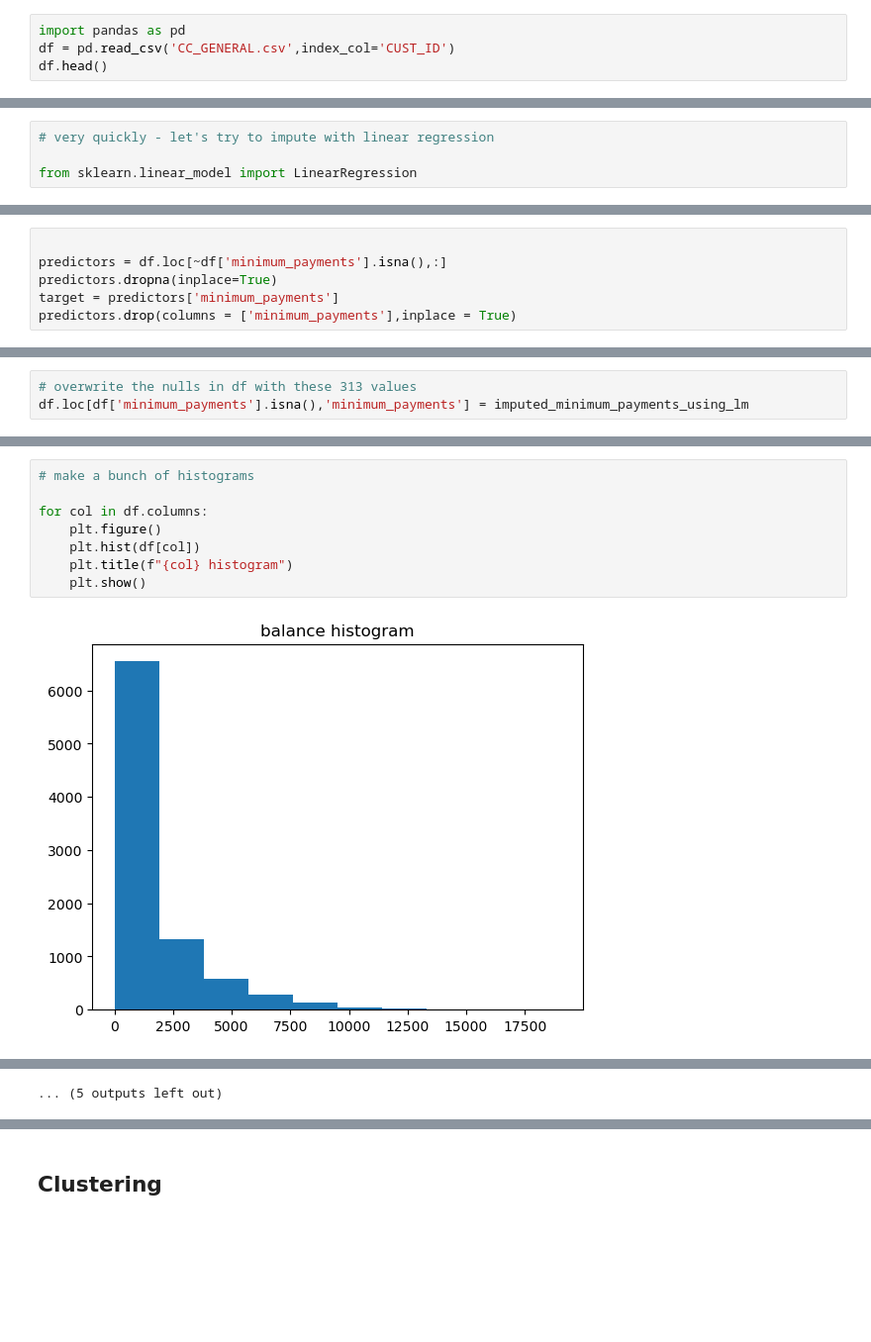
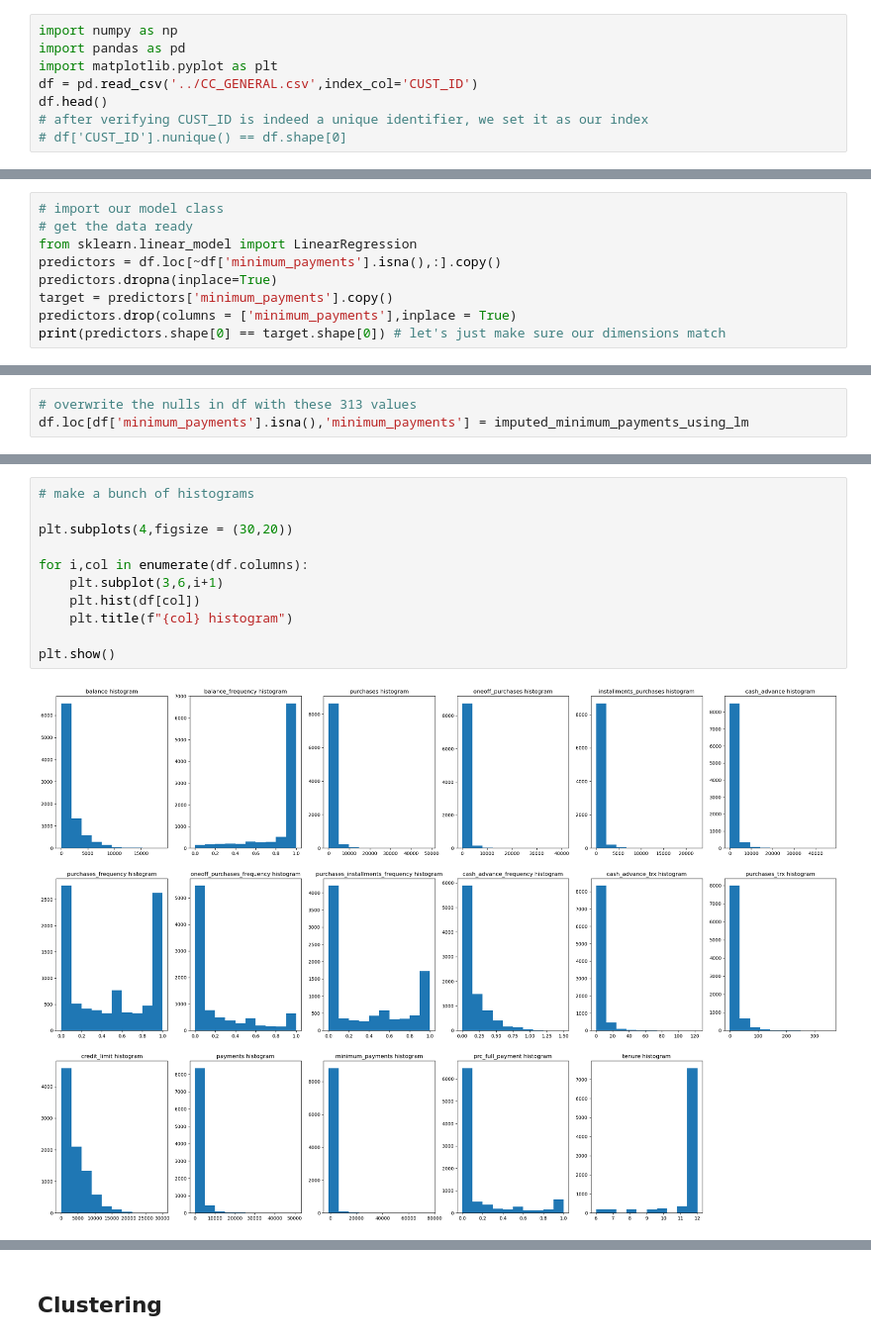
Before and after one commit to project-palooza/unsupervised, a Jupyter notebook: notebooks/cc_general.ipynb, the cells around one changed output, grey strips where cells are left out. Shown at 99% size. Drawn from its saved outputs; the diff is of its cells as text; blank space fills up the shorter version.

```diff
--- a/notebooks/cc_general.ipynb
+++ b/notebooks/cc_general.ipynb
@@ -9,7 +1,11 @@ ValueError: not enough values to unpack (expected 3, got 2)
 # %%
+import numpy as np
 import pandas as pd
-df = pd.read_csv('CC_GENERAL.csv',index_col='CUST_ID')
+import matplotlib.pyplot as plt
+df = pd.read_csv('../CC_GENERAL.csv',index_col='CUST_ID')
 df.head()
+# after verifying CUST_ID is indeed a unique identifier, we set it as our index
+# df['CUST_ID'].nunique() == df.shape[0]
 # %% [output]
 |  | BALANCE | BALANCE_FREQUENCY | PURCHASES | ONEOFF_PURCHASES | INSTALLMENTS_PURCHASES | CASH_ADVANCE | ... |
 | CUST_ID |  |  |  |  |  |  | ... |
@@ -170,4 +145,9 @@ print(imputed_min_payments.mean(), df['minimum_payments'].mean())
 # %%
-# very quickly - let's try to impute with linear regression
-
+# import our model class
+# get the data ready
 from sklearn.linear_model import LinearRegression
+predictors = df.loc[~df['minimum_payments'].isna(),:].copy()
+predictors.dropna(inplace=True)
+target = predictors['minimum_payments'].copy()
+predictors.drop(columns = ['minimum_payments'],inplace = True)
+print(predictors.shape[0] == target.shape[0]) # let's just make sure our dimensions match
@@ -174,6 +155,0 @@ from sklearn.linear_model import LinearRegression
-# %%
-
-predictors = df.loc[~df['minimum_payments'].isna(),:]
-predictors.dropna(inplace=True)
-target = predictors['minimum_payments']
-predictors.drop(columns = ['minimum_payments'],inplace = True)
@@ -331,10 +233,13 @@ to-do
 # %%
 # make a bunch of histograms
 
-for col in df.columns:
-    plt.figure()
+plt.subplots(4,figsize = (30,20))
+
+for i,col in enumerate(df.columns):
+    plt.subplot(3,6,i+1)
     plt.hist(df[col])
     plt.title(f"{col} histogram")
-    plt.show()
+
+plt.show()
 # %% [output]
-[figure, old version]
+[figure, new version]
@@ -352 +245,0 @@ for col in df.columns:
-... (5 outputs left out)
```
Also changed, not shown: parts of 91 cells of this notebook.
